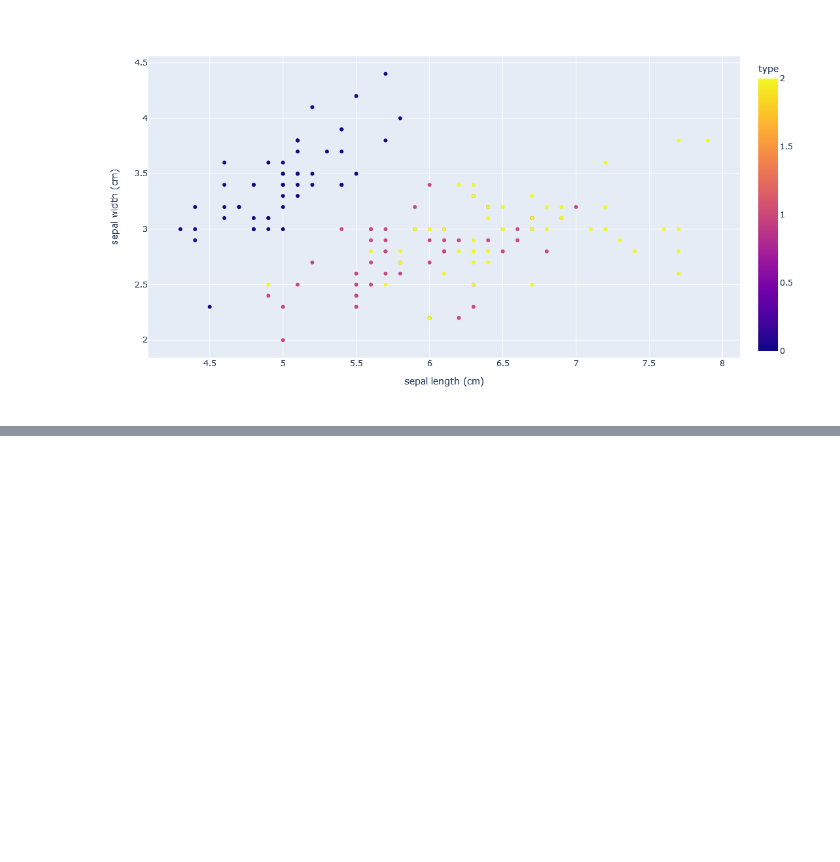
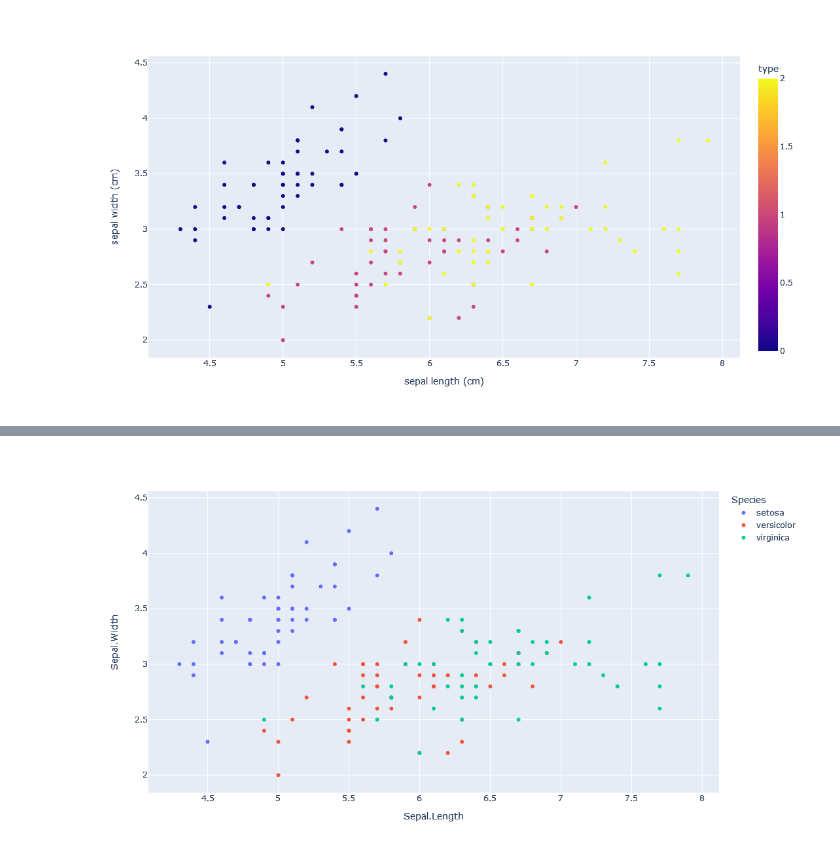
Before and after one commit to silvcr/MSc-Project, a Jupyter notebook: working agb.ipynb, the cells around one changed output, grey strips where cells are left out. Drawn from its saved outputs; the diff is of its cells as text; code cells hidden in the pictures; blank space fills up the shorter version.

```diff
--- a/working agb.ipynb
+++ b/working agb.ipynb
@@ -361,0 +370,5 @@ iris_df
+# %%
+iris_real['label'] = 1
+iris_df['label'] = 0
+X = pd.concat((iris_real, iris_df))
+X = X.reset_index().drop('index', axis = 1)
@@ -361,0 +449,4 @@ iris_df
+# %%
+px.scatter(iris_real, x = 'Sepal.Length', y = 'Sepal.Width', color = 'Species', width = 600, height = 600)
+# %% [output]
+[figure, added]
```
Also changed, not shown: parts of 21 cells of this notebook, 7 other files.
